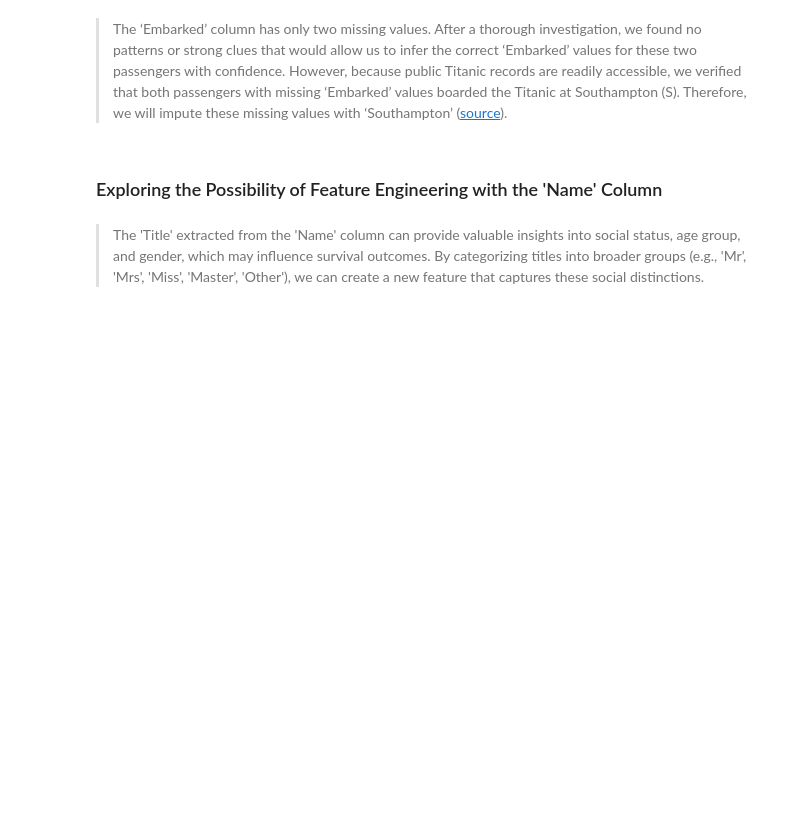
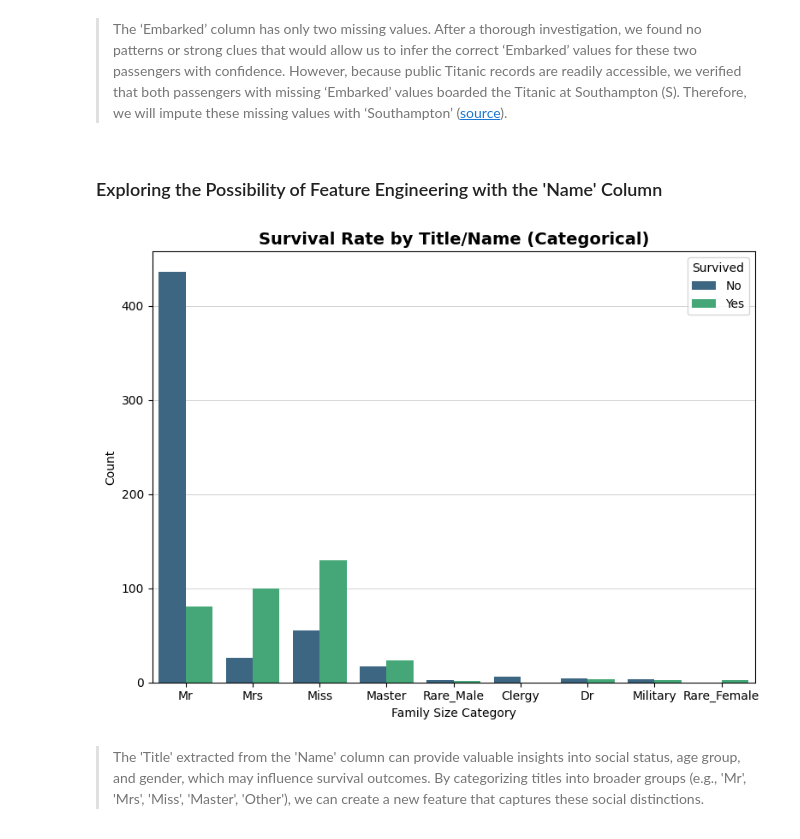
Before and after one commit to jhlopesalves/classic_workflows, a Jupyter notebook: supervised_learning/classification/titanic/titanic.ipynb, the cells around one changed output. Drawn from its saved outputs; the diff is of its cells as text; code cells hidden in the pictures; blank space fills up the shorter version.

```diff
--- a/supervised_learning/classification/titanic/titanic.ipynb
+++ b/supervised_learning/classification/titanic/titanic.ipynb
@@ -416,6 +433,26 @@ title_mapping = {
 	"Rev": "Clergy",
 	"Dr": "Dr",  # Keep separate—mixed survival
 }
+# %%
+# Apply title mapping to standardize title categories
+train_eda["Title"] = train_eda["Name"].str.extract(r" ([A-Za-z]+)\.", expand=False)
+train_eda["Title"] = train_eda["Title"].replace(title_mapping)
+# %%
+fig, ax = plt.subplots(figsize=(8, 6))
+
+# Left plot: Categorical family size
+sns.countplot(data=train_eda, x="Title", hue="Survived", palette="viridis", ax=ax)
+ax.set_title("Survival Rate by Title/Name (Categorical)", fontsize=14, fontweight="bold")
+ax.set(xlabel="Family Size Category", ylabel="Count")
+ax.grid(True, axis="y", alpha=0.4, linewidth=0.6, color="grey")
+ax.set_axisbelow(True)
+ax.legend(title="Survived", labels=["No", "Yes"])
+
+
+plt.tight_layout()
+plt.show()
+# %% [output]
+[figure, added]
 # %% [markdown]
 > The 'Title' extracted from the 'Name' column can provide valuable insights into social status, age group, and gender, which may influence survival outcomes. By categorizing titles into broader groups (e.g., 'Mr', 'Mrs', 'Miss', 'Master', 'Other'), we can create a new feature that captures these social distinctions.
 # %% [markdown]
```
Also changed, not shown: parts of 66 cells of this notebook.
